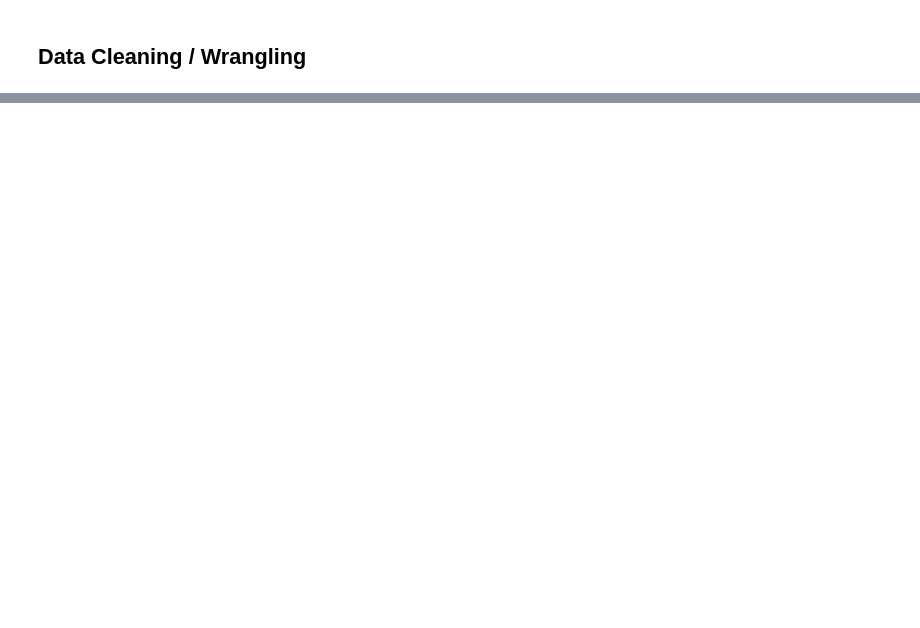
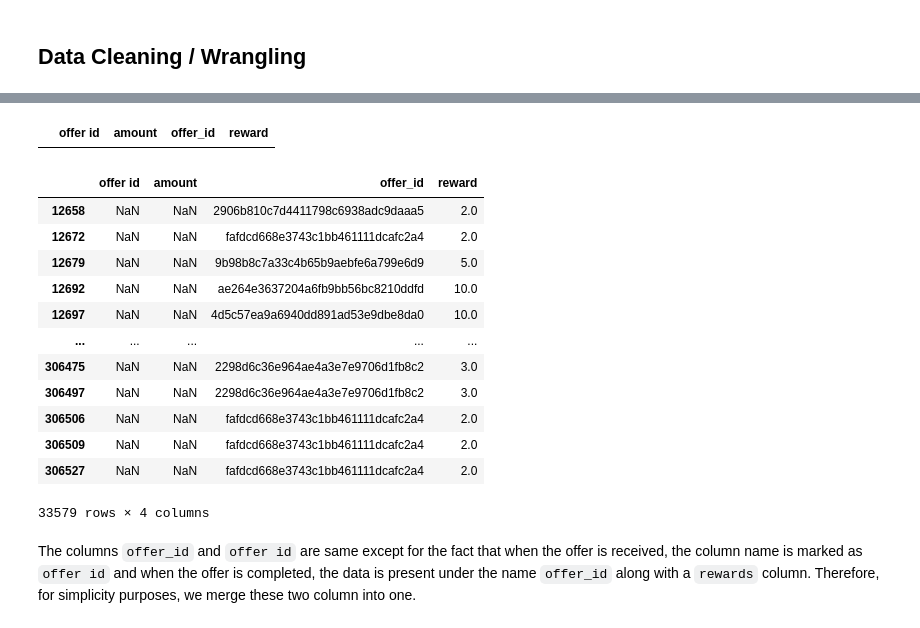
Before and after one commit to Ramshah1/Starbucks-Offers-Analysis, a Jupyter notebook: Starbucks_Capstone_notebook.ipynb, the cells around one changed output, grey strips where cells are left out. Saved outputs shown, nothing was run; the diff lists cells and outputs as text; code cells hidden in the pictures; blank space fills up the shorter version.

```diff
--- a/Starbucks_Capstone_notebook.ipynb
+++ b/Starbucks_Capstone_notebook.ipynb
@@ -334,0 +367,24 @@ Let's start with converting the **became_member_on** column to datetime.
+# %%
+# checking if both offer_id and offer id are present in a single row
+val_df[val_df['offer id'].notnull() & val_df['offer_id'].notnull()]
+# %% [output]
+|  | offer id | amount | offer_id | reward |
+# %%
+# checking when offer_id is present
+val_df[val_df['offer_id'].notnull()]
+# %% [output]
+|  | offer id | amount | offer_id | reward |
+| 12658 | NaN | NaN | 2906b810c7d4411798c6938adc9daaa5 | 2.0 |
+| 12672 | NaN | NaN | fafdcd668e3743c1bb461111dcafc2a4 | 2.0 |
+| 12679 | NaN | NaN | 9b98b8c7a33c4b65b9aebfe6a799e6d9 | 5.0 |
+| 12692 | NaN | NaN | ae264e3637204a6fb9bb56bc8210ddfd | 10.0 |
+| 12697 | NaN | NaN | 4d5c57ea9a6940dd891ad53e9dbe8da0 | 10.0 |
+| ... | ... | ... | ... | ... |
+| 306475 | NaN | NaN | 2298d6c36e964ae4a3e7e9706d1fb8c2 | 3.0 |
+| 306497 | NaN | NaN | 2298d6c36e964ae4a3e7e9706d1fb8c2 | 3.0 |
+| 306506 | NaN | NaN | fafdcd668e3743c1bb461111dcafc2a4 | 2.0 |
+| 306509 | NaN | NaN | fafdcd668e3743c1bb461111dcafc2a4 | 2.0 |
+| 306527 | NaN | NaN | fafdcd668e3743c1bb461111dcafc2a4 | 2.0 |
+33579 rows × 4 columns
+# %% [markdown]
+The columns `offer_id` and `offer id` are same except for the fact that when the offer is received, the column name is marked as `offer id` and when the offer is completed, the data is present under the name `offer_id` along with a `rewards` column. Therefore, for simplicity purposes, we merge these two column into one.
```
Also changed, not shown: parts of 23 cells of this notebook.
